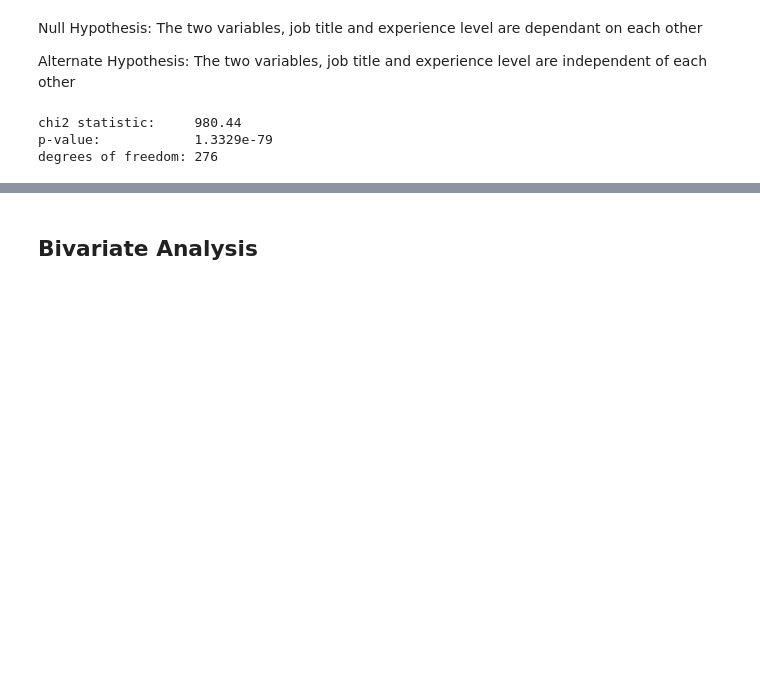
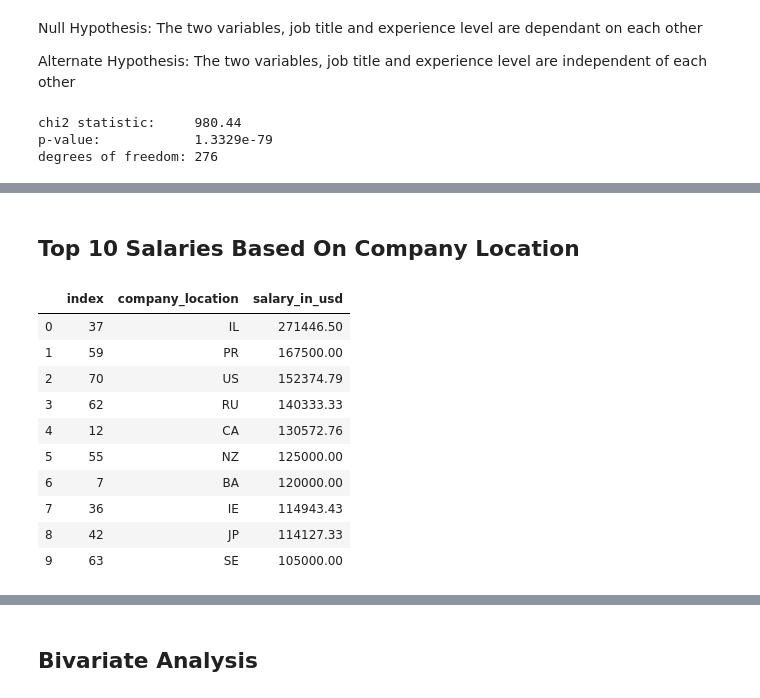
Before and after one commit to garimac12/project_acai, a Jupyter notebook: PROJECT_SW.ipynb, the cells around one changed output, grey strips where cells are left out. Saved outputs shown, nothing was run; the diff lists cells and outputs as text; code cells hidden in the pictures; blank space fills up the shorter version.

```diff
--- a/PROJECT_SW.ipynb
+++ b/PROJECT_SW.ipynb
@@ -245,0 +278,17 @@ degrees of freedom: 276
+# %% [markdown]
+## Top 10 Salaries Based On Company Location
+# %%
+top_ten_salaries = comp_loc.nlargest(10, "salary_in_usd").reset_index()
+top_ten_salaries
+# %% [output]
+|  | index | company_location | salary_in_usd |
+| 0 | 37 | IL | 271446.50 |
+| 1 | 59 | PR | 167500.00 |
+| 2 | 70 | US | 152374.79 |
+| 3 | 62 | RU | 140333.33 |
+| 4 | 12 | CA | 130572.76 |
+| 5 | 55 | NZ | 125000.00 |
+| 6 | 7 | BA | 120000.00 |
+| 7 | 36 | IE | 114943.43 |
+| 8 | 42 | JP | 114127.33 |
+| 9 | 63 | SE | 105000.00 |
```
Also changed, not shown: parts of 11 cells of this notebook.
